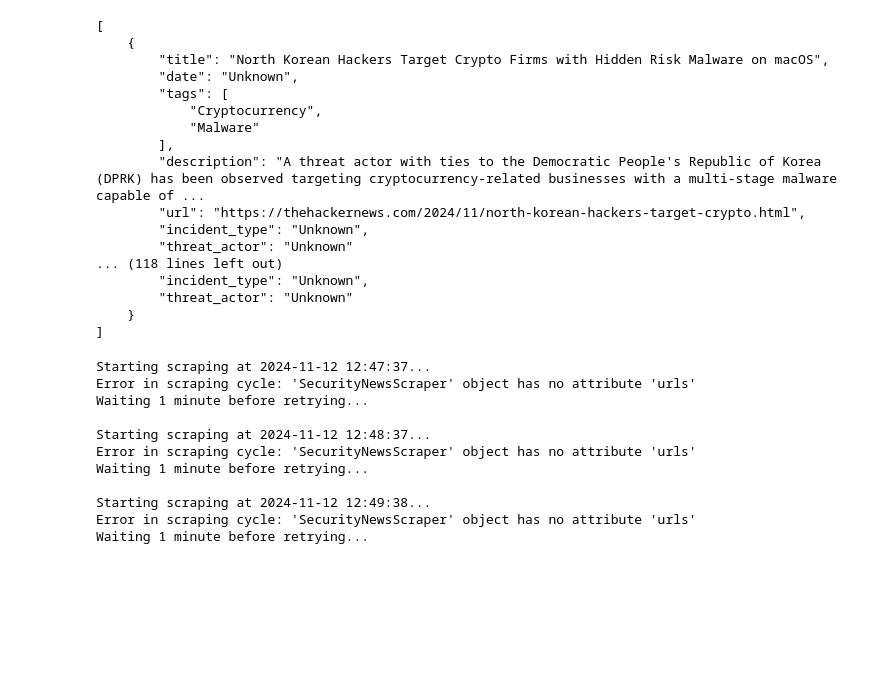
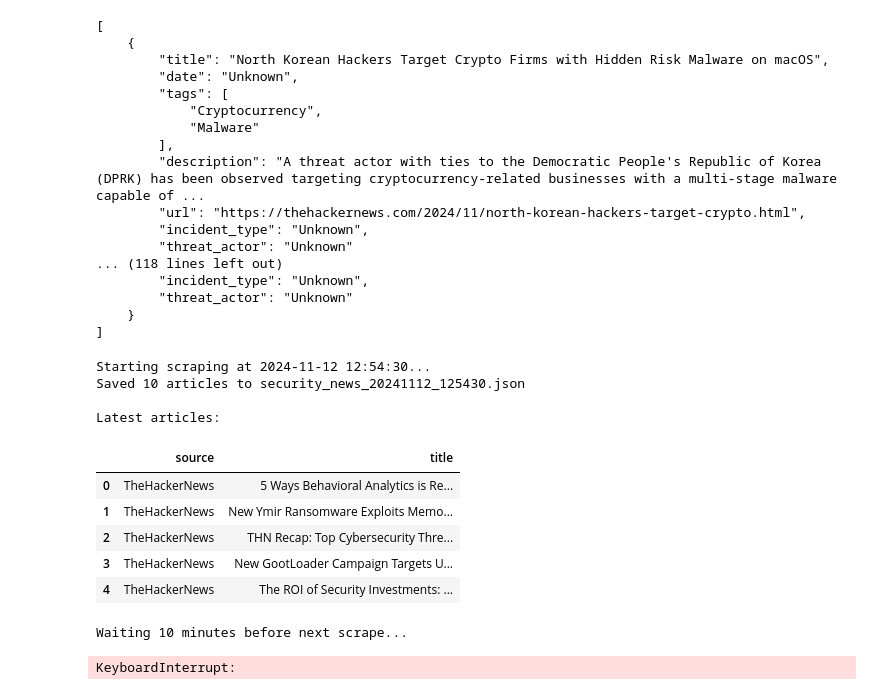
Before and after one commit to vai-sys/3D-website, a Jupyter notebook: scraping.ipynb, the cells around one changed output. Cells and saved outputs as stored; diff of their text form; code cells hidden in the pictures; blank space fills up the shorter version.

```diff
--- a/scraping.ipynb
+++ b/scraping.ipynb
@@ -154,21 +154,8 @@ print(json.dumps(articles_data, indent=4))
     }
 ]
 # %%
-import aiohttp
-import asyncio
-import pandas as pd
-from bs4 import BeautifulSoup
-import time
-from datetime import datetime
-import nest_asyncio
-import warnings
-warnings.filterwarnings('ignore')
-
-# Enable nested asyncio for Google Colab
-nest_asyncio.apply()
-
 class SecurityNewsScraper:
-    def _init_(self):
+    def __init__(self):  # Fixed: __init__ instead of _init_
         self.urls = [
             'https://thehackernews.com/',
             'https://www.darkreading.com/latest-news',
@@ -287,51 +274,41 @@ class SecurityNewsScraper:
 
                 # Convert to DataFrame
                 df = pd.DataFrame(articles)
 
                 # Clean and process the data
                 df = df.dropna(subset=['title'])  # Remove entries without titles
                 df = df.drop_duplicates(subset=['title'])  # Remove duplicates
 
                 # Save to JSON
                 filename = f'security_news_{datetime.now().strftime("%Y%m%d_%H%M%S")}.json'
                 df.to_json(filename, orient='records', indent=2)
                 print(f"Saved {len(df)} articles to {filename}")
 
                 # Display sample of results
                 print("\nLatest articles:")
                 display(df[['source', 'title']].head())
 
                 print(f"\nWaiting {interval_minutes} minutes before next scrape...")
                 time.sleep(interval_minutes * 60)
 
             except Exception as e:
                 print(f"Error in scraping cycle: {str(e)}")
                 print("Waiting 1 minute before retrying...")
                 time.sleep(60)
 
 # Usage
 scraper = SecurityNewsScraper()
-
-# For a single scrape:
-"""
-loop = asyncio.get_event_loop()
-articles = loop.run_until_complete(scraper.scrape_data())
-df = pd.DataFrame(articles)
-print(f"Scraped {len(df)} articles")
-display(df[['source', 'title']].head())
-"""
-
-# For continuous scraping (uncomment to run):
 scraper.real_time_scraping(interval_minutes=10)
 # %% [output]
-Starting scraping at 2024-11-12 12:47:37...
-Error in scraping cycle: 'SecurityNewsScraper' object has no attribute 'urls'
-Waiting 1 minute before retrying...
+Starting scraping at 2024-11-12 12:54:30...
+Saved 10 articles to security_news_20241112_125430.json
 
-Starting scraping at 2024-11-12 12:48:37...
-Error in scraping cycle: 'SecurityNewsScraper' object has no attribute 'urls'
-Waiting 1 minute before retrying...
-
-Starting scraping at 2024-11-12 12:49:38...
-Error in scraping cycle: 'SecurityNewsScraper' object has no attribute 'urls'
-Waiting 1 minute before retrying...
+Latest articles:
+|  | source | title |
+| 0 | TheHackerNews | 5 Ways Behavioral Analytics is Re... |
+| 1 | TheHackerNews | New Ymir Ransomware Exploits Memo... |
+| 2 | TheHackerNews | THN Recap: Top Cybersecurity Thre... |
+| 3 | TheHackerNews | New GootLoader Campaign Targets U... |
+| 4 | TheHackerNews | The ROI of Security Investments: ... |
+Waiting 10 minutes before next scrape...
+KeyboardInterrupt:
```
